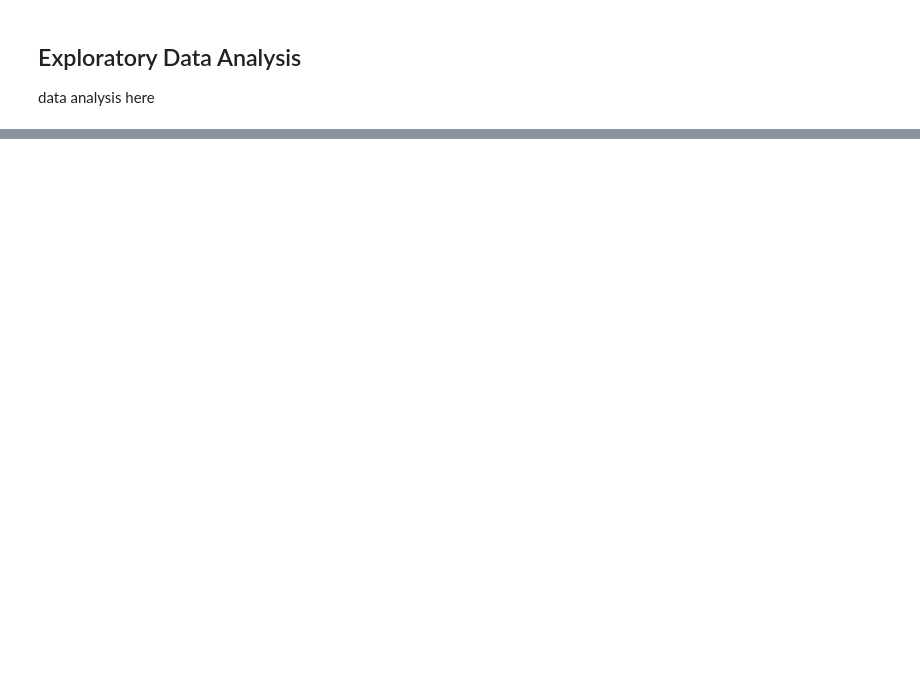
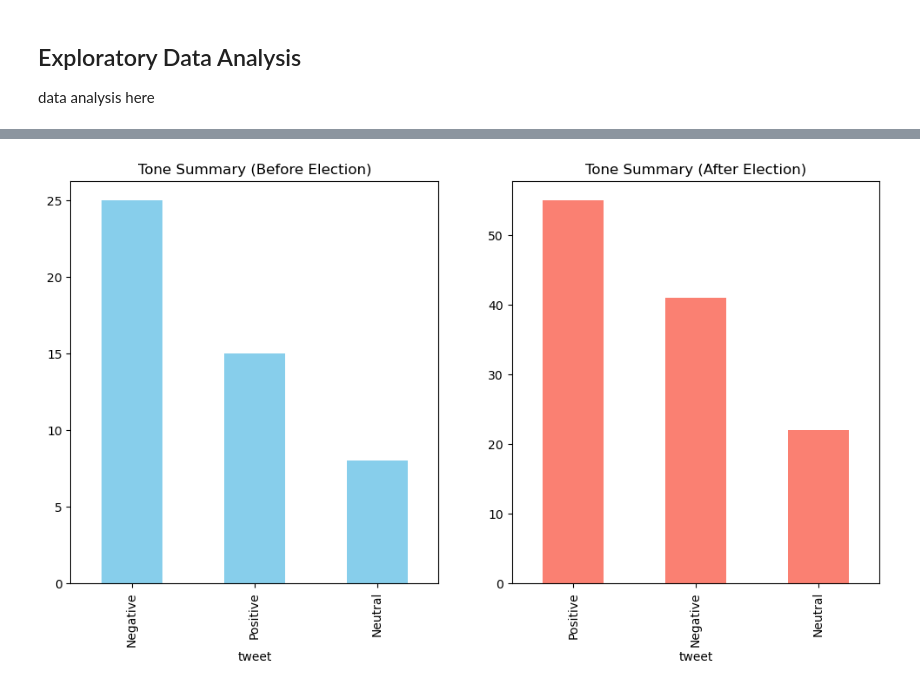
Before and after one commit to cs418-fa24/project-check-in-team-15, a Jupyter notebook: ProgressReport.ipynb, the cells around one changed output, grey strips where cells are left out. Cells and saved outputs as stored; diff of their text form; code cells hidden in the pictures; blank space fills up the shorter version.

```diff
--- a/ProgressReport.ipynb
+++ b/ProgressReport.ipynb
@@ -39,0 +157,91 @@ next steps
+# %%
+import pandas as pd
+from collections import Counter
+import re
+import matplotlib.pyplot as plt
+
+def load_sentiment_words(positive_file, negative_file):
+    positive_words = pd.read_csv(positive_file, header=None).squeeze().str.strip().tolist()
+    negative_words = pd.read_csv(negative_file, header=None).squeeze().str.strip().tolist()
+    return positive_words, negative_words
+
+def clean_text(text):
+    text = re.sub(r'http\S+', '', text)
+    text = re.sub(r'[^A-Za-z\s]', '', text)
+    text = text.lower()
+    return text
+
+def analyze_tone(tweet, positive_words, negative_words):
+    words = clean_text(tweet).split()
+    positive_count = sum(word in positive_words for word in words)
+    negative_count = sum(word in negative_words for word in words)
+    total_words = len(words)
+
+    if total_words == 0:
+        return "Neutral"
+
+    if positive_count > negative_count:
+        return "Positive"
+    elif negative_count > positive_count:
+        return "Negative"
+    else:
+        return "Neutral"
+
+def get_word_frequency(tweets, positive_words, negative_words):
+    all_words = []
+    for tweet in tweets:
+        words = clean_text(tweet).split()
+        filtered_words = [word for word in words if word in positive_words or word in negative_words]
+        all_words.extend(filtered_words)
+    return Counter(all_words)
+
+def analyze_tweets(file_path, positive_words, negative_words):
+    df = pd.read_csv(file_path)
+    tweets = df['tweet']
+    tones = tweets.apply(lambda tweet: analyze_tone(tweet, positive_words, negative_words))
+    word_frequency = get_word_frequency(tweets, positive_words, negative_words)
+
+    tone_summary = tones.value_counts()
+    return tone_summary, word_frequency
+
+def compare_tweets(before_file, after_file, positive_words, negative_words):
+    before_tone, before_word_freq = analyze_tweets(before_file, positive_words, negative_words)
+    after_tone, after_word_freq = analyze_tweets(after_file, positive_words, negative_words)
+
+    print("Tone Summary (Before Election):")
+    print(before_tone)
+    print("\nTone Summary (After Election):")
+    print(after_tone)
+
+    print("\nMost Common Words Before Election:")
+    print(before_word_freq.most_common(10))
+    print("\nMost Common Words After Election:")
+    print(after_word_freq.most_common(10))
+
+    fig, ax = plt.subplots(1, 2, figsize=(12, 6))
+    before_tone.plot(kind='bar', ax=ax[0], color='skyblue', title="Tone Summary (Before Election)")
+    after_tone.plot(kind='bar', ax=ax[1], color='salmon', title="Tone Summary (After Election)")
+    plt.show()
+
+def main():
+    positive_file = "positive_words_list.csv"
+    negative_file = "negative_words_list.csv"
+
+    positive_words, negative_words = load_sentiment_words(positive_file, negative_file)
+
+    candidate = input("Enter a candidate name (Donald Trump or Kamala Harris): ")
+    if candidate.lower() == "donald trump":
+        before_file = "trump_campaign_data.csv"
+        after_file = "trump_non_campaign_data.csv"
+    elif candidate.lower() == "kamala harris":
+        before_file = "harris_before.csv"
+        after_file = "harris_after.csv"
+    else:
+        print("Invalid candidate name. Please enter 'Donald Trump' or 'Kamala Harris'.")
+        return
+
+    compare_tweets(before_file, after_file, positive_words, negative_words)
+
+if __name__ == "__main__":
+    main()
+# %% [output]
@@ -39,0 +267 @@ next steps
+[figure, added]
```
Also changed, not shown: parts of 23 cells of this notebook.
